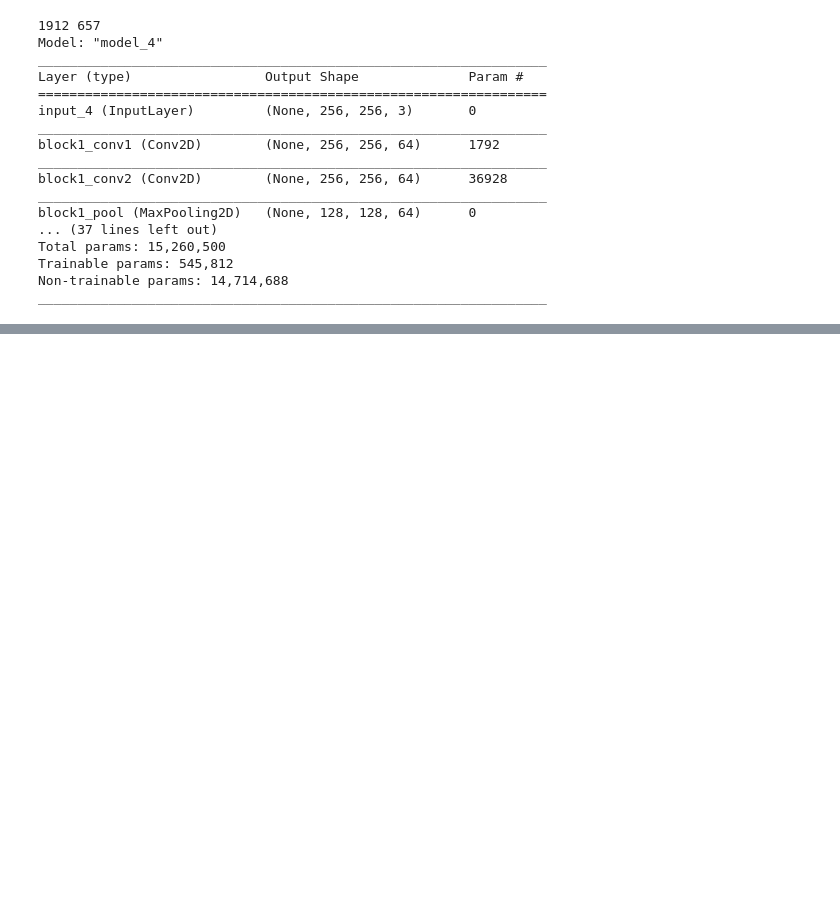
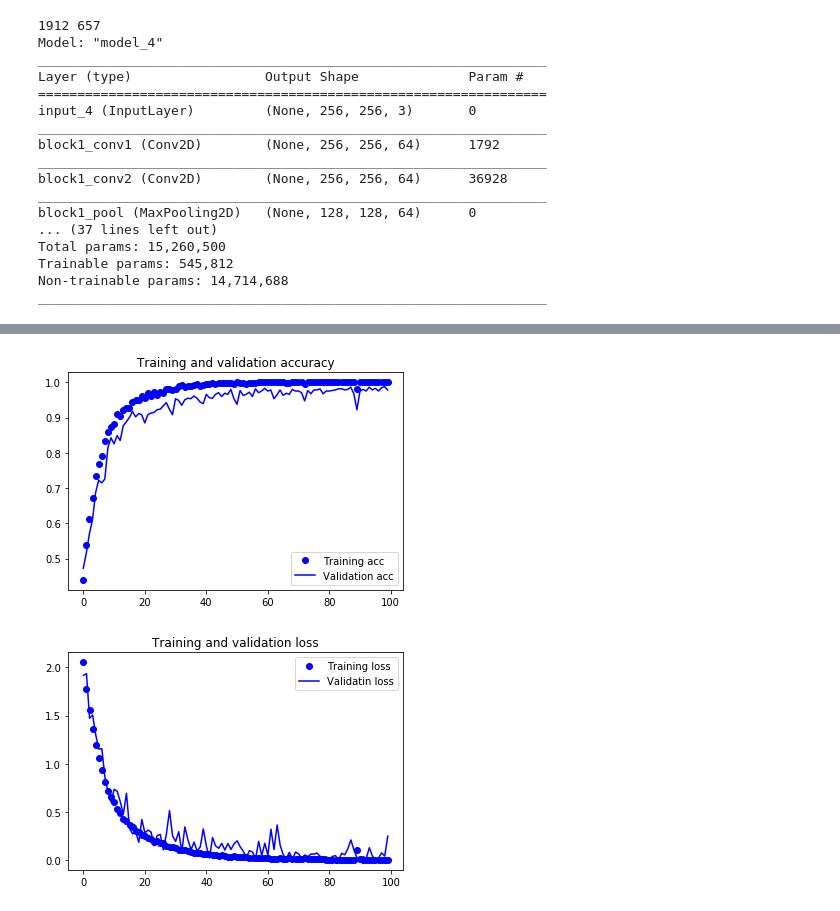
Before and after one commit to ibkuroyagi/digital-image-experiment-cnn-by-car, a Jupyter notebook: 4-VGG16-non-extended-Trained-model.ipynb, the cells around one changed output, grey strips where cells are left out. Cells and saved outputs as stored; diff of their text form; code cells hidden in the pictures; blank space fills up the shorter version.

```diff
--- a/4-VGG16-non-extended-Trained-model.ipynb
+++ b/4-VGG16-non-extended-Trained-model.ipynb
@@ -301,28 +299,41 @@ model.save('model/VGG16_mini_3.h5')
+# %%
+model.save('models/VGG16_mini_3.h5')
+import codecs, pickle, json
+b = {}
+for k,v in history.history.items():
+    b.update({k: [float(v_) for v_ in v]})
+
+with open('histories/history_VGG16_mini_3.json', 'w') as f:
+    json.dump(b, f)
+f = open('histories/history_VGG16_mini_3.json', 'r')
+history = json.load(f)
+f.close()
 # %%
 import matplotlib.pyplot as plt
-f = open('history_VGG16_mini_3.json', 'r')
-history = json.load(f)
-f.close()
+%matplotlib inline
 
-acc = history['acc']
-val_acc = history['val_acc']
+acc = history['accuracy']
+val_acc = history['val_accuracy']
 loss = history['loss']
 val_loss = history['val_loss']
 
 epochs = range(len(acc))
 
 #正解率をプロット
 plt.plot(epochs, acc, 'bo', label='Training acc')
 plt.plot(epochs, val_acc, 'b', label='Validation acc')
 plt.title('Training and validation accuracy')
 plt.legend()
 
 plt.figure()
 
 #損失値をプロット
 plt.plot(epochs, loss, 'bo', label='Training loss')
 plt.plot(epochs, val_loss, 'b', label='Validatin loss')
 plt.title('Training and validation loss')
 plt.legend()
 
 plt.show()
+# %% [output]
+[figure, added]
+[figure, added]
```
Also changed, not shown: parts of 6 cells of this notebook, 14 other files.
